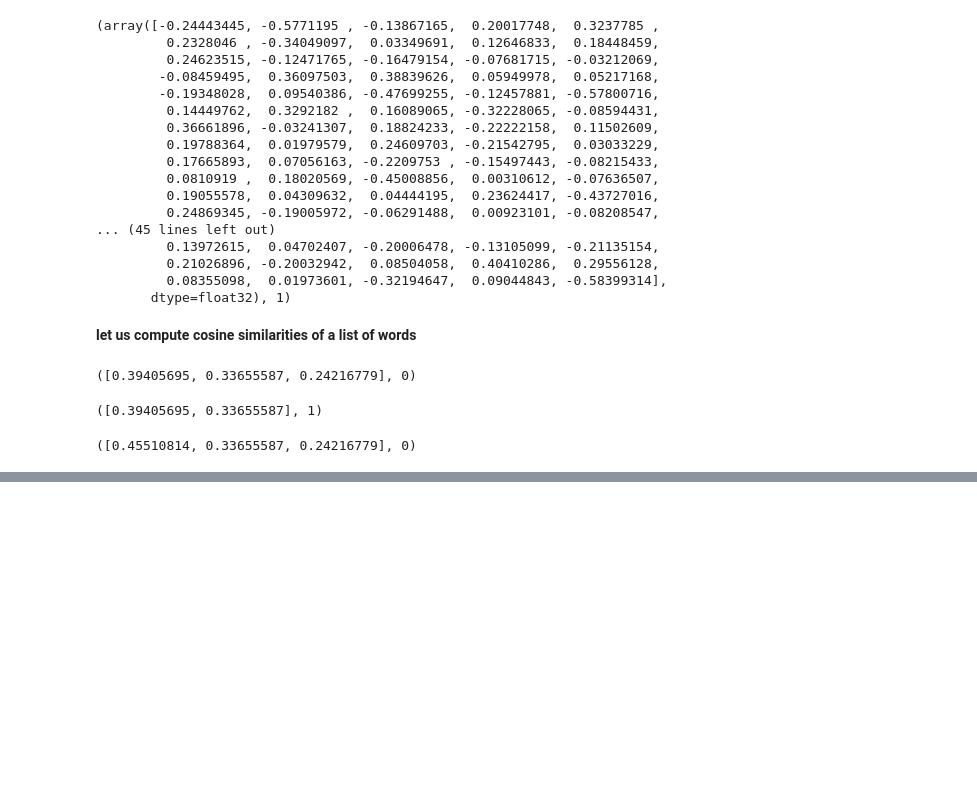
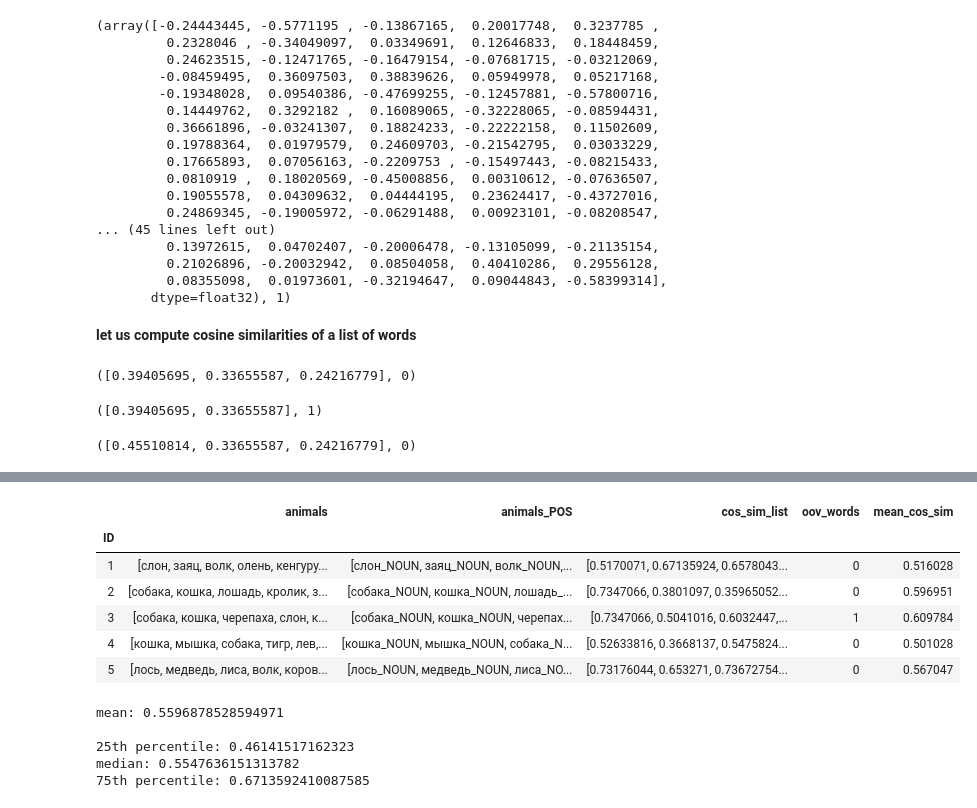
Before and after one commit to flying-bear/verbal_fluency, a Jupyter notebook: clustering.ipynb, the cells around one changed output, grey strips where cells are left out. Cells and saved outputs as stored; diff of their text form; code cells hidden in the pictures; blank space fills up the shorter version.

```diff
--- a/clustering.ipynb
+++ b/clustering.ipynb
@@ -260,0 +255,25 @@ get_cos_sim_list(model, ['морской_ADJ свинка_NOUN', 'мышь_NOUN'
+# %%
+animals['mean_cos_sim'] = animals['cos_sim_list'].apply(np.mean)
+animals.head()
+# %% [output]
+|  | animals | animals_POS | cos_sim_list | oov_words | mean_cos_sim |
+| ID |  |  |  |  |  |
+| 1 | [слон, заяц, волк, олень, кенгуру... | [слон_NOUN, заяц_NOUN, волк_NOUN,... | [0.5170071, 0.67135924, 0.6578043... | 0 | 0.516028 |
+| 2 | [собака, кошка, лошадь, кролик, з... | [собака_NOUN, кошка_NOUN, лошадь_... | [0.7347066, 0.3801097, 0.35965052... | 0 | 0.596951 |
+| 3 | [собака, кошка, черепаха, слон, к... | [собака_NOUN, кошка_NOUN, черепах... | [0.7347066, 0.5041016, 0.6032447,... | 1 | 0.609784 |
+| 4 | [кошка, мышка, собака, тигр, лев,... | [кошка_NOUN, мышка_NOUN, собака_N... | [0.52633816, 0.3668137, 0.5475824... | 0 | 0.501028 |
+| 5 | [лось, медведь, лиса, волк, коров... | [лось_NOUN, медведь_NOUN, лиса_NO... | [0.73176044, 0.653271, 0.73672754... | 0 | 0.567047 |
+# %%
+flatten = lambda l: [item for sublist in l for item in sublist]
+list_cos_sim_all = flatten(animals['cos_sim_list'].tolist())
+median = np.median(list_cos_sim_all)
+p25 = np.percentile(list_cos_sim_all, 25)
+p75 = np.percentile(list_cos_sim_all, 75)
+mean = np.mean(list_cos_sim_all)
+print(f'mean: {mean}\n\n25th percentile: {p25}\nmedian: {median}\n75th percentile: {p75}')
+# %% [output]
+mean: 0.5596878528594971
+
+25th percentile: 0.46141517162323
+median: 0.5547636151313782
+75th percentile: 0.6713592410087585
```
Also changed, not shown: parts of 26 cells of this notebook, 2 other files.
